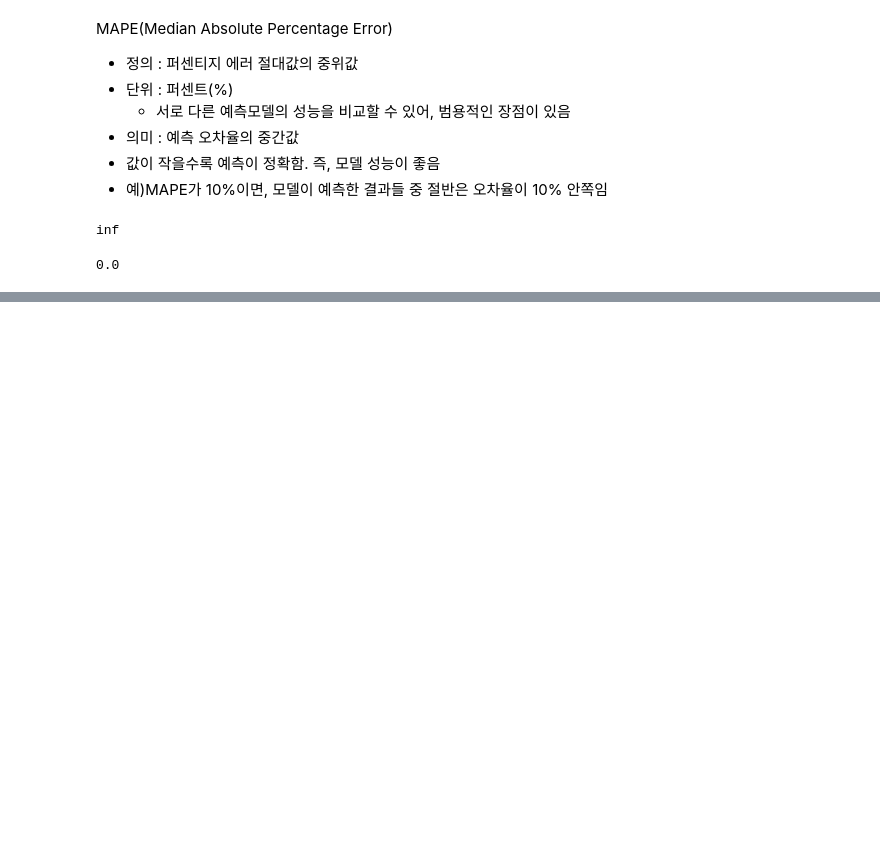
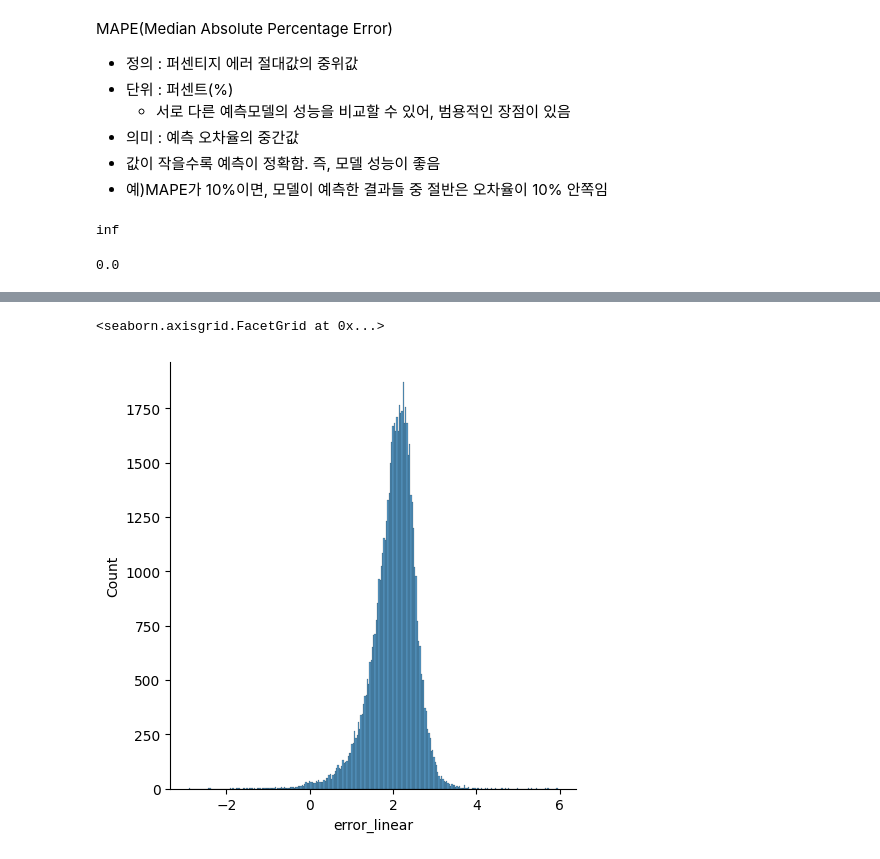
Before and after one commit to HongSeongMo/Airbnb, a Jupyter notebook: Copy_of_airbnb_lecture_5.ipynb, the cells around one changed output, grey strips where cells are left out. Cells and saved outputs as stored; diff of their text form; code cells hidden in the pictures; blank space fills up the shorter version.

```diff
--- a/Copy_of_airbnb_lecture_5.ipynb
+++ b/Copy_of_airbnb_lecture_5.ipynb
@@ -6,8 +6,3 @@
 학습 데이터 읽기
 # %%
 import pandas as pd
-# %%
-path = 'drive/MyDrive/letuin/airbnb/data'
-
-X_train = pd.read_csv(f'{path}/x_train.csv')
-y_train = pd.read_csv(f'{path}/y_train.csv')
@@ -235,0 +199,3 @@ mape(y_train.revenue, y_train.pred_tree)
+# %%
+y_train['error_linear'] = np.abs(y_train['pred_linear'] - y_train['revenue'])
+y_train['error_tree'] = np.abs(y_train['pred_tree'] - y_train['revenue'])
@@ -235,0 +226,8 @@ mape(y_train.revenue, y_train.pred_tree)
+# %%
+y_train['error_linear'] = np.log10(y_train['error_linear'])
+y_train['error_tree'] = np.log10(y_train['error_tree'])
+# %%
+sns.displot(data = y_train, x = 'error_linear')
+# %% [output]
+<seaborn.axisgrid.FacetGrid at 0x...>
+[figure, added]
```
Also changed, not shown: parts of 15 cells of this notebook.
